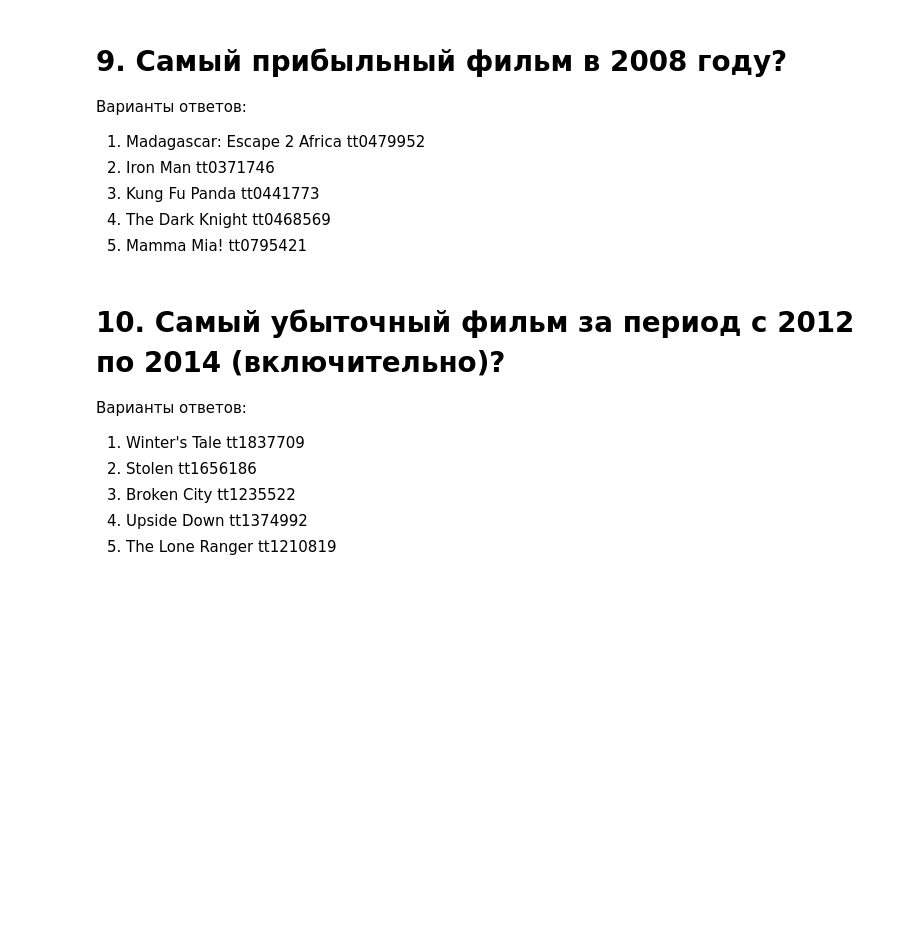
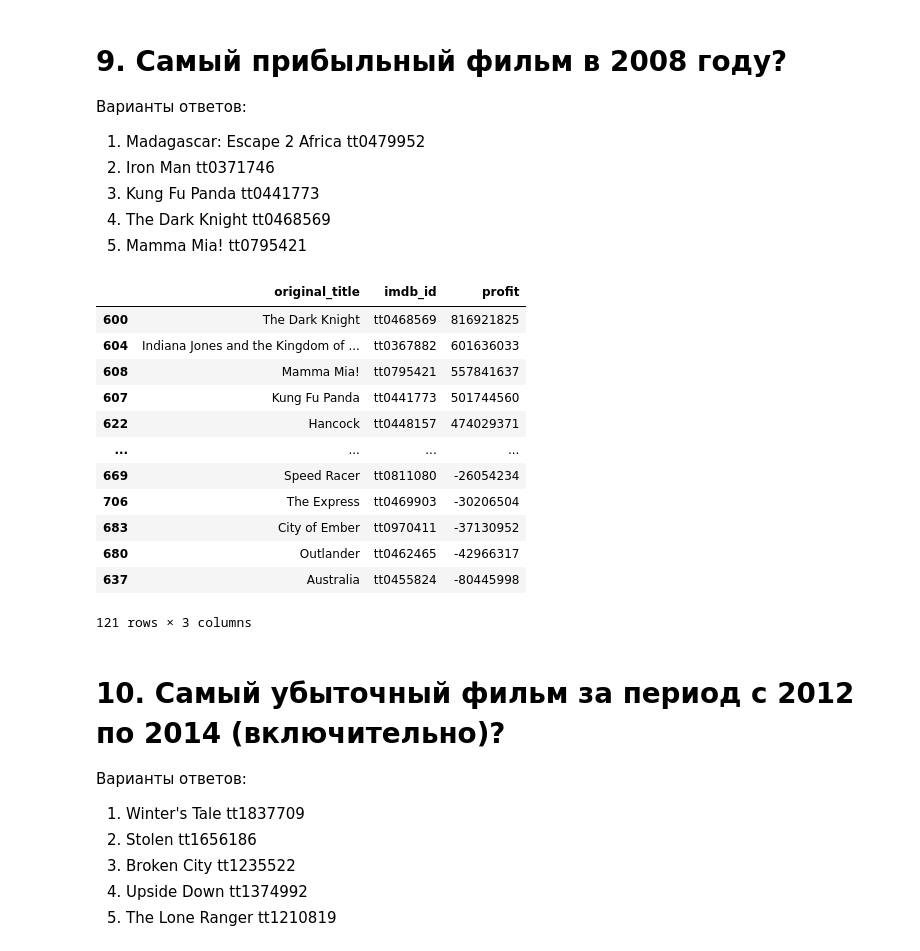
Before and after one commit to ekr11/skillfactory_rds, a Jupyter notebook: project_1/[SF-DST] Movies IMBD v3.0.ipynb, the cells around one changed output. Saved outputs shown, nothing was run; the diff lists cells and outputs as text; code cells hidden in the pictures; blank space fills up the shorter version.

```diff
--- a/project_1/[SF-DST] Movies IMBD v3.0.ipynb
+++ b/project_1/[SF-DST] Movies IMBD v3.0.ipynb
@@ -117,3 +117,5 @@ answer_ls.append(1)
 3. Star Wars: The Force Awakens	tt2488496
 4. Furious 7	tt2820852
 5. Avatar	tt0499549
+# %%
+data['profit']=data['revenue']-data['budget']
@@ -147,4 +163,20 @@ answer_ls.append(1)
 3. Kung Fu Panda	tt0441773
 4. The Dark Knight	tt0468569
 5. Mamma Mia!	tt0795421
+# %%
+data[data.release_year == 2008].sort_values(by='profit', ascending=False)[['original_title', 'imdb_id', 'profit']]
+# %% [output]
+|  | original_title | imdb_id | profit |
+| 600 | The Dark Knight | tt0468569 | 816921825 |
+| 604 | Indiana Jones and the Kingdom of ... | tt0367882 | 601636033 |
+| 608 | Mamma Mia! | tt0795421 | 557841637 |
+| 607 | Kung Fu Panda | tt0441773 | 501744560 |
+| 622 | Hancock | tt0448157 | 474029371 |
+| ... | ... | ... | ... |
+| 669 | Speed Racer | tt0811080 | -26054234 |
+| 706 | The Express | tt0469903 | -30206504 |
+| 683 | City of Ember | tt0970411 | -37130952 |
+| 680 | Outlander | tt0462465 | -42966317 |
+| 637 | Australia | tt0455824 | -80445998 |
+121 rows × 3 columns
 # %%
```
Also changed, not shown: parts of 10 cells of this notebook.
